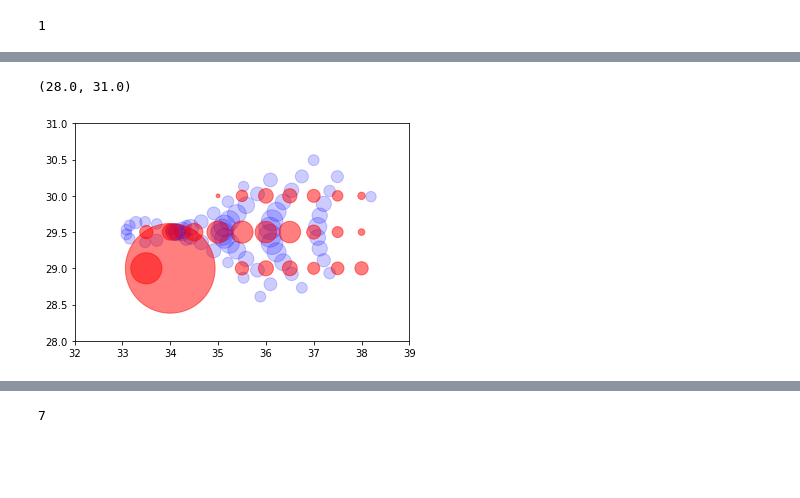
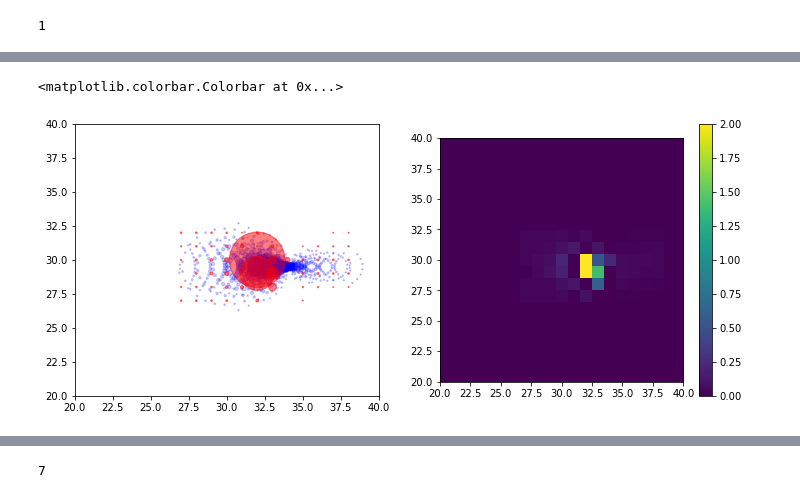
Before and after one commit to giga-lens/gigalens, a Jupyter notebook: jax-demo-dev-sim-only_SIS.ipynb, the cells around one changed output, grey strips where cells are left out. Saved outputs shown, nothing was run; the diff lists cells and outputs as text; code cells hidden in the pictures; blank space fills up the shorter version.

```diff
--- a/jax-demo-dev-sim-only_SIS.ipynb
+++ b/jax-demo-dev-sim-only_SIS.ipynb
@@ -157,7 +196,7 @@ def extract_params(best_params):
 delta_pix = 0.065
 num_pix = 60
 ctr = num_pix//2
-supersample = 1
+supersample = 4
 
 kernel = np.load('./src/gigalens/assets/psf.npy').astype(np.float32)
 sim_config = SimulatorConfig(delta_pix=delta_pix, num_pix=num_pix, supersample=supersample, kernel=kernel)
@@ -166,11 +205,14 @@ phys_model = PhysicalModel([sis.SIS()], [sersic.SersicEllipse(use_lstsq=False)],
 
 lens_sim = LensSimulator(phys_model, sim_config, bs=1)
 
-background_rms, exp_time = 0.2, 100
+# background_rms, exp_time = 0.2, 100
+
+background_rms, exp_time = 0.0002, 100000
+
 
 
 theta_E = 1.1
-center_x, center_y = 0.0, 0.
+lens_ctrx, lens_ctry = 0.0, 0.
 # # Now I make up other systems
 
 # truth = [[
@@ -183,12 +225,12 @@ center_x, center_y = 0.0, 0.
 # ]]
 
 
-lens_params = [{'theta_E': theta_E, 'center_x': center_x, 'center_y': center_y}]
-source_light = [{'R_sersic': 0.1, 'n_sersic': 1.0, 'e1': 0., 'e2': 0., 'center_x': 0.4, 'center_y': 0.0, 'Ie': 500.}]
+lens_params = [{'theta_E': theta_E, 'center_x': lens_ctrx, 'center_y': lens_ctry}]
+source_light = [{'R_sersic': 0.05, 'n_sersic': 1.0, 'e1': 0., 'e2': 0., 'center_x': 0.2, 'center_y': 0.0, 'Ie': 500.}]
 
 
 truth = [lens_params,
-        [{'R_sersic': 0.8, 'n_sersic': 4.0, 'e1': 1e-6, 'e2': 1e-6, 'center_x': 1e-6, 'center_y': 2e-6, 'Ie': 100.}],
+        [{'R_sersic': 0.8, 'n_sersic': 4.0, 'e1': 1e-6, 'e2': 1e-6, 'center_x': 1e-6, 'center_y': 2e-6, 'Ie': 1.}],
         source_light]
 
 noiseless_img = lens_sim.simulate(truth)
@@ -216,0 +304,5 @@ theta_E location in pixels: 46.0
+# %%
+a = np.array([[1, 2], [3, 4]])
+b = np.array([[5, 6], [7, 8], [9, 0]])
+c = np.concatenate((a, b), axis=0)
+print(a.shape, b.shape, c.shape)
@@ -413,36 +532,51 @@ plt.scatter(srcy, srcx, c='b', s=np.int64(srcpix*100), alpha=0.2)
 # %%
+'''
+Looks to me that scipy sets a rectangular box as bounds -- not the smarest thing to do
+
+'''
 from scipy import interpolate
 
 # kind = 'cubic'
 # xx, yy = np.meshgrid(srcx, srcy)
 
-g = interpolate.interp2d(srcx, srcy, srcpix, fill_value=0.0) #, kind=kind)
 
+srcxlo, srcxhi = 20, 40
+srcylo, srcyhi = 20, 40
 
 # xsrc = np.arange(0, 60, 0.5)
 # ysrc = np.arange(0, 60, 0.5)
 
-xsrc = np.linspace(0, 59, 119)
-ysrc = np.linspace(0, 59, 119)
 
+num_grid = 60
+xlo, xhi = 0, 59
+ylo, yhi = 0, 59
+xsrc = np.linspace(xlo, xhi, num_grid)
+ysrc = np.linspace(ylo, yhi, num_grid)
 
+extent = [xlo, xhi, ylo, yhi]
+
+fig, (ax1, ax2) = plt.subplots(1, 2, figsize=(12, 5))
+
+g = interpolate.interp2d(srcx, srcy, srcpix, fill_value=0.0) #, kind=kind)
 
 xxsrc, yysrc = np.meshgrid(xsrc, ysrc)
 
 src = g(xsrc, ysrc)
 
-plt.scatter(srcy, srcx, c='b', s=np.int64(srcpix*100), alpha=0.2)
-plt.scatter(yysrc.flatten(), xxsrc.flatten(), s=np.int64(src.flatten()*100), c='r', alpha=0.5)
+ax1.scatter(srcy, srcx, c='b', s=np.int64(srcpix*100), alpha=0.2)
+ax1.scatter(yysrc.flatten(), xxsrc.flatten(), s=np.int64(src.flatten()*100), c='r', alpha=0.5)
 # plt.xlim(32, 39)
 # plt.ylim(28, 31)
-plt.xlim(32, 39)
-plt.ylim(28, 31)
+ax1.set_xlim(srcxlo, srcxhi)
+ax1.set_ylim(srcylo, srcyhi)
 
-# plt.imshow(src)
-# plt.colorbar()
+im = ax2.imshow(src.T, origin='lower', extent=extent, vmin=0, vmax=2) #, cmap='gray')
+ax2.set_xlim(srcxlo, srcxhi)
+ax2.set_ylim(srcylo, srcyhi)
+fig.colorbar(im)
 # %% [output]
-(28.0, 31.0)
+<matplotlib.colorbar.Colorbar at 0x...>
-[figure, old version]
+[figure, new version]
 # %%
 xsrc
 # %% [output]
```
Also changed, not shown: parts of 22 cells of this notebook.
